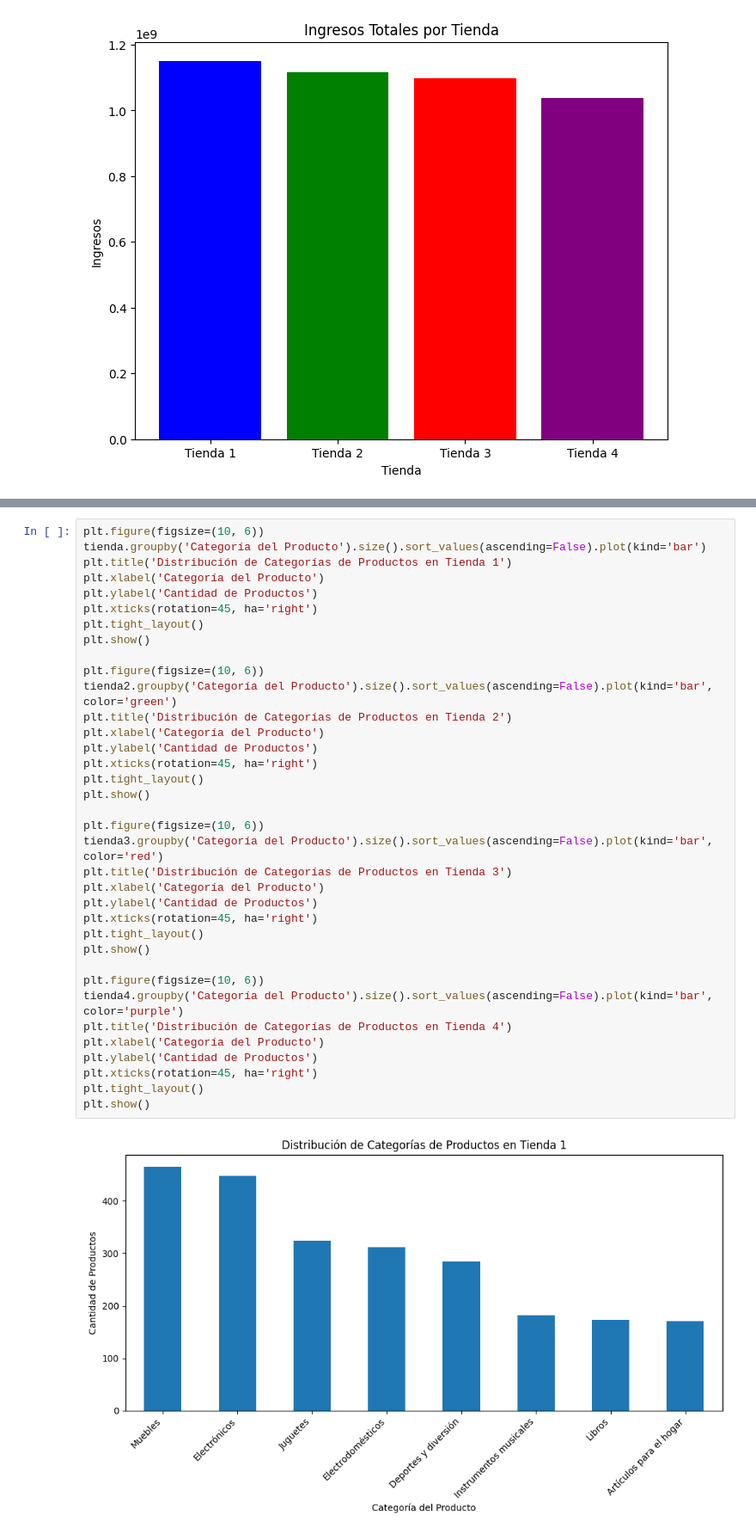
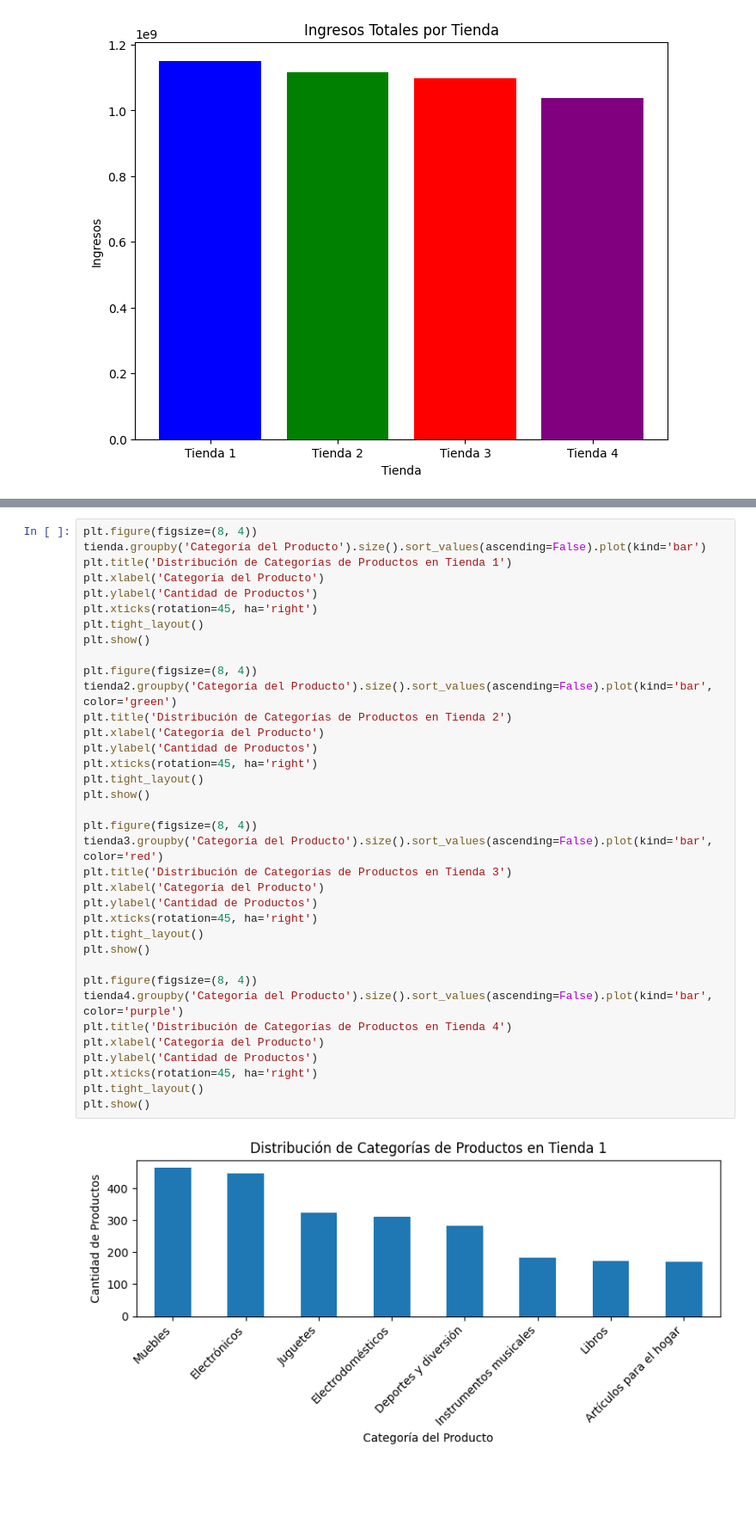
Before and after one commit to Gaby46Pe/AprendiendoGit, a Jupyter notebook: AluraStoreLatam.ipynb, the cells around one changed output, grey strips where cells are left out. Shown at 86% size. Saved outputs shown, nothing was run; the diff lists cells and outputs as text; blank space fills up the shorter version.

```diff
--- a/AluraStoreLatam.ipynb
+++ b/AluraStoreLatam.ipynb
@@ -813,38 +808,38 @@ Group each store's DataFrame by 'Categoría del Producto', count the occurrences
 # %%
-plt.figure(figsize=(10, 6))
+plt.figure(figsize=(8, 4))
 tienda.groupby('Categoría del Producto').size().sort_values(ascending=False).plot(kind='bar')
 plt.title('Distribución de Categorías de Productos en Tienda 1')
 plt.xlabel('Categoría del Producto')
 plt.ylabel('Cantidad de Productos')
 plt.xticks(rotation=45, ha='right')
 plt.tight_layout()
 plt.show()
 
-plt.figure(figsize=(10, 6))
+plt.figure(figsize=(8, 4))
 tienda2.groupby('Categoría del Producto').size().sort_values(ascending=False).plot(kind='bar', color='green')
 plt.title('Distribución de Categorías de Productos en Tienda 2')
 plt.xlabel('Categoría del Producto')
 plt.ylabel('Cantidad de Productos')
 plt.xticks(rotation=45, ha='right')
 plt.tight_layout()
 plt.show()
 
-plt.figure(figsize=(10, 6))
+plt.figure(figsize=(8, 4))
 tienda3.groupby('Categoría del Producto').size().sort_values(ascending=False).plot(kind='bar', color='red')
 plt.title('Distribución de Categorías de Productos en Tienda 3')
 plt.xlabel('Categoría del Producto')
 plt.ylabel('Cantidad de Productos')
 plt.xticks(rotation=45, ha='right')
 plt.tight_layout()
 plt.show()
 
-plt.figure(figsize=(10, 6))
+plt.figure(figsize=(8, 4))
 tienda4.groupby('Categoría del Producto').size().sort_values(ascending=False).plot(kind='bar', color='purple')
 plt.title('Distribución de Categorías de Productos en Tienda 4')
 plt.xlabel('Categoría del Producto')
 plt.ylabel('Cantidad de Productos')
 plt.xticks(rotation=45, ha='right')
 plt.tight_layout()
 plt.show()
 # %% [output]
-[figure, old version]
+[figure, new version]
```
Also changed, not shown: parts of 20 cells of this notebook.
